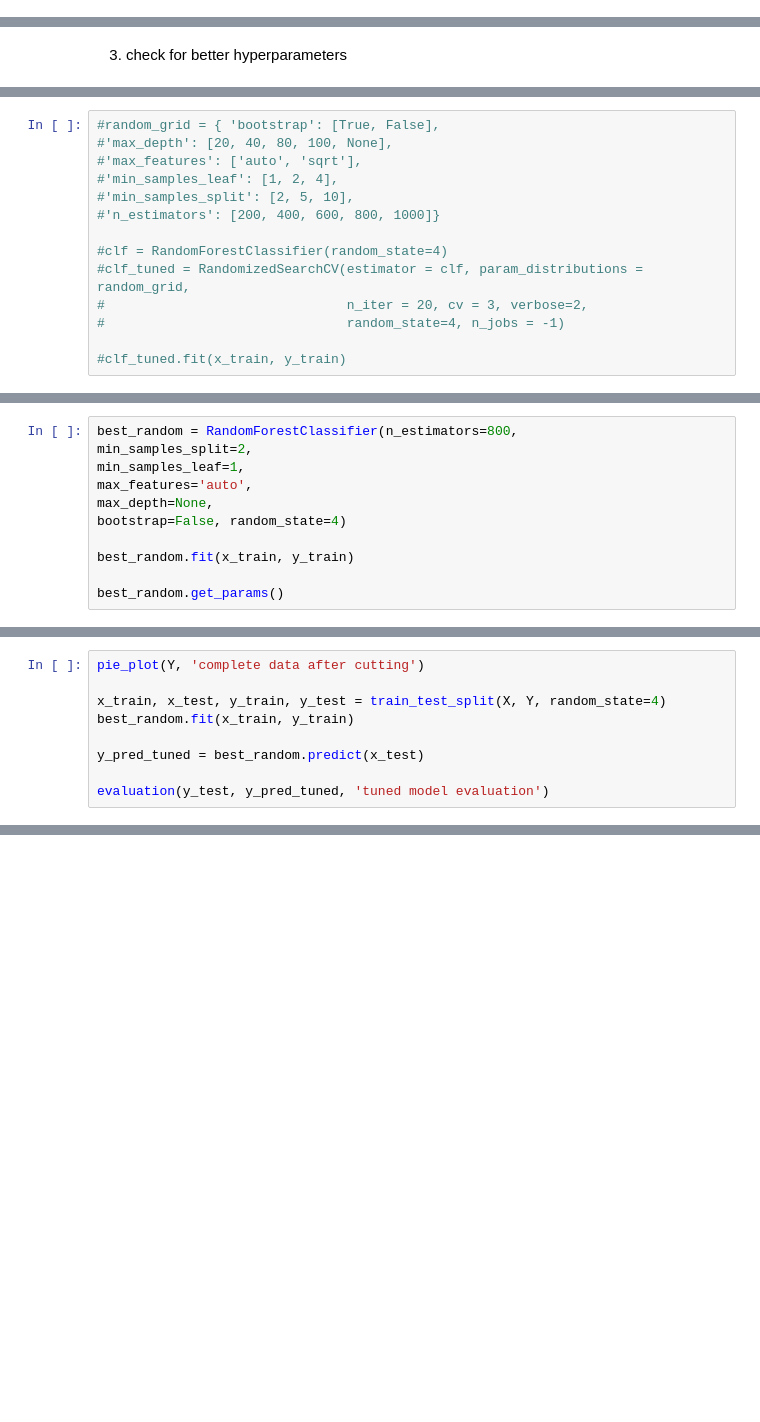
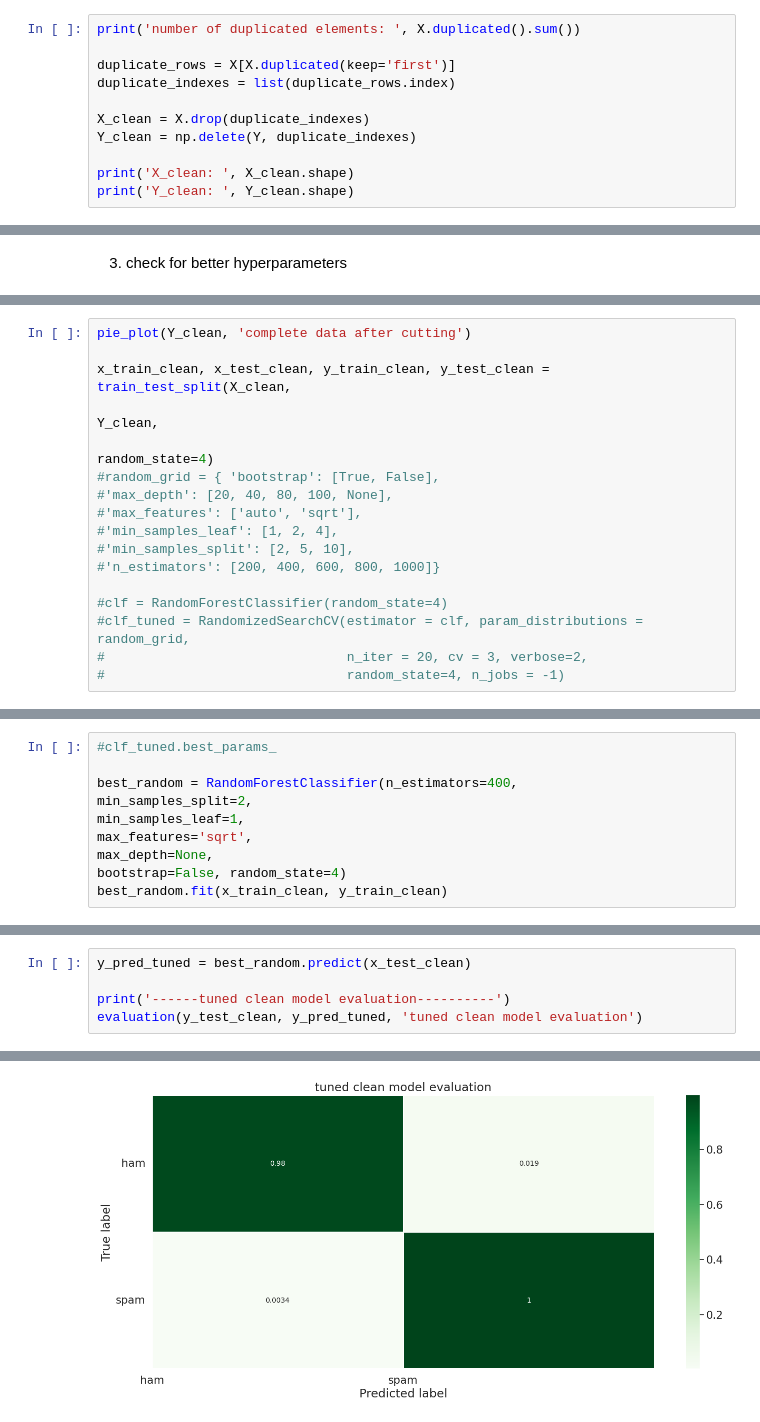
Before and after one commit to camelo-cruz/spam_detection_ML, a Jupyter notebook: camelo_cruz.ipynb, the cells around one changed output, grey strips where cells are left out. Drawn from its saved outputs; the diff is of its cells as text; blank space fills up the shorter version.

```diff
--- a/camelo_cruz.ipynb
+++ b/camelo_cruz.ipynb
@@ -170,0 +208,11 @@ clf.get_params()
+# %%
+print('number of duplicated elements: ', X.duplicated().sum())
+
+duplicate_rows = X[X.duplicated(keep='first')]
+duplicate_indexes = list(duplicate_rows.index)
+
+X_clean = X.drop(duplicate_indexes)
+Y_clean = np.delete(Y, duplicate_indexes)
+
+print('X_clean: ', X_clean.shape)
+print('Y_clean: ', Y_clean.shape)
@@ -173,4 +227,9 @@ clf.get_params()
 # %%
+pie_plot(Y_clean, 'complete data after cutting')
+
+x_train_clean, x_test_clean, y_train_clean, y_test_clean = train_test_split(X_clean,
+                                                                            Y_clean,
+                                                                            random_state=4)
 #random_grid = { 'bootstrap': [True, False],
 #'max_depth': [20, 40, 80, 100, None],
 #'max_features': ['auto', 'sqrt'],
@@ -182,5 +241,3 @@ clf.get_params()
 #clf_tuned = RandomizedSearchCV(estimator = clf, param_distributions = random_grid,
 #                               n_iter = 20, cv = 3, verbose=2,
 #                               random_state=4, n_jobs = -1)
-
-#clf_tuned.fit(x_train, y_train)
@@ -189,12 +246,11 @@ clf.get_params()
 # %%
-best_random = RandomForestClassifier(n_estimators=800,
+#clf_tuned.best_params_
+
+best_random = RandomForestClassifier(n_estimators=400,
 min_samples_split=2,
 min_samples_leaf=1,
-max_features='auto',
+max_features='sqrt',
 max_depth=None,
 bootstrap=False, random_state=4)
-
-best_random.fit(x_train, y_train)
-
-best_random.get_params()
+best_random.fit(x_train_clean, y_train_clean)
 # %% [output]
@@ -289,9 +257,0 @@ print('Y: ', Y.shape)
-# %%
-pie_plot(Y, 'complete data after cutting')
-
-x_train, x_test, y_train, y_test = train_test_split(X, Y, random_state=4)
-best_random.fit(x_train, y_train)
-
-y_pred_tuned = best_random.predict(x_test)
-
-evaluation(y_test, y_pred_tuned, 'tuned model evaluation')
@@ -330,0 +258,6 @@ plt.show()
+# %%
+y_pred_tuned = best_random.predict(x_test_clean)
+
+print('------tuned clean model evaluation----------')
+evaluation(y_test_clean, y_pred_tuned, 'tuned clean model evaluation')
+# %% [output]
@@ -330,0 +276 @@ plt.show()
+[figure, added]
```
Also changed, not shown: parts of 21 cells of this notebook.
